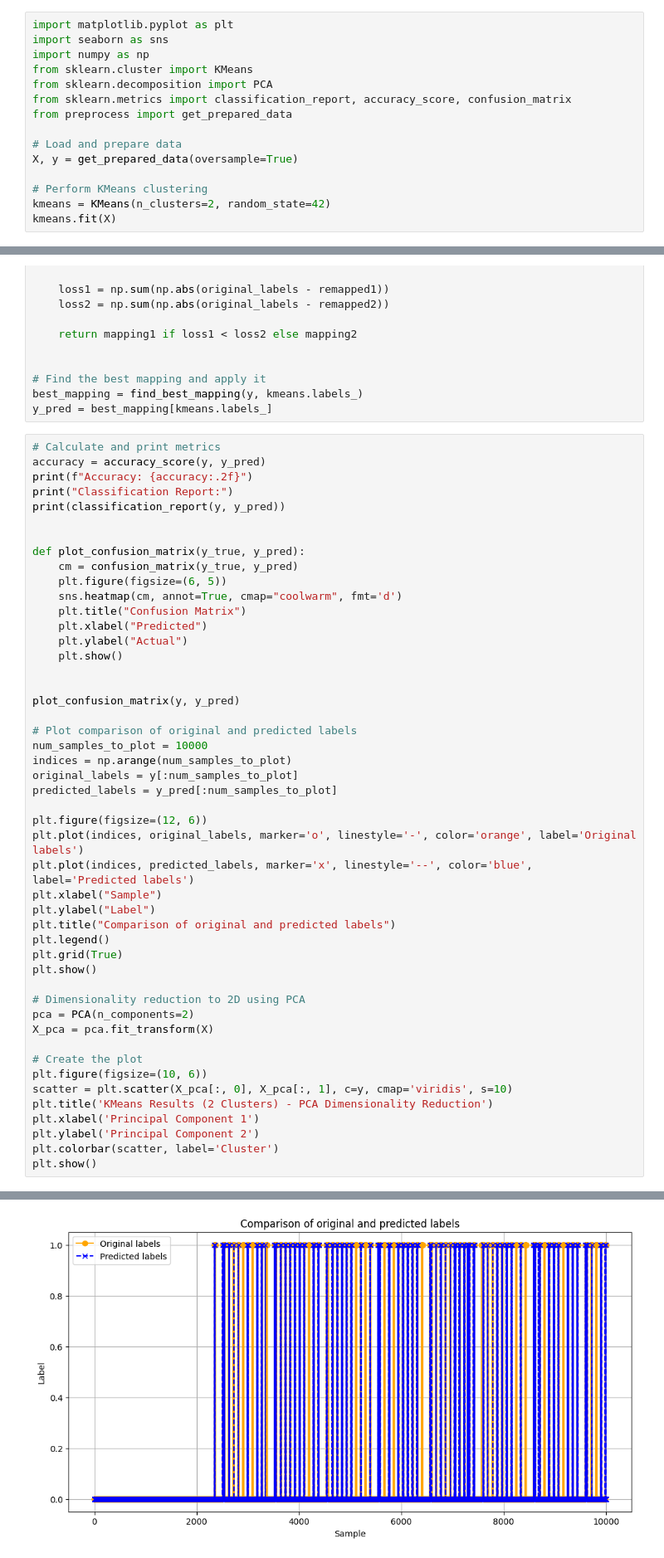
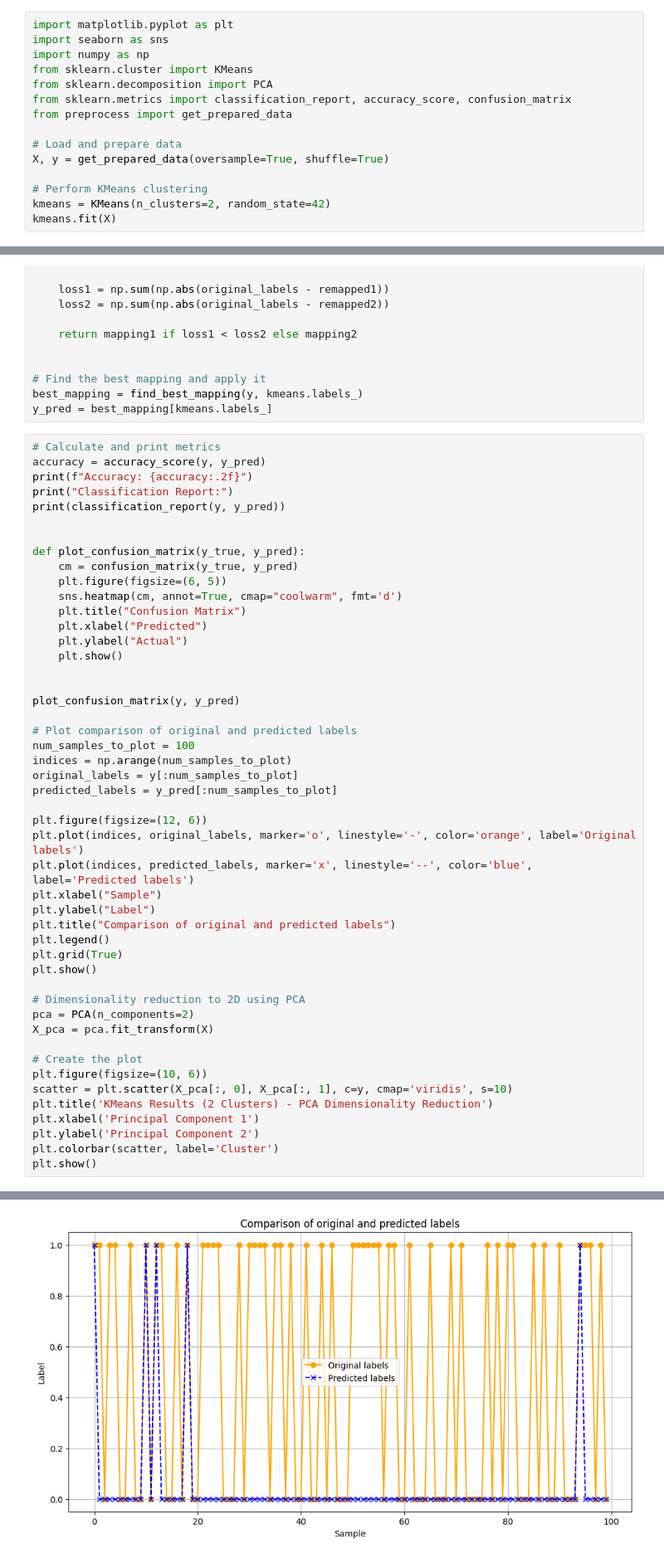
Before and after one commit to igorjakus/neurohackathon, a Jupyter notebook: src/kmeans.ipynb, the cells around one changed output, grey strips where cells are left out. Shown: that part at 83% size. Cells and saved outputs as stored; diff of their text form.

Commit message:
feat: Shuffle data in KMeans, add new options in preprocess.py

```diff
--- a/src/kmeans.ipynb
+++ b/src/kmeans.ipynb
@@ -8,7 +8,7 @@ from sklearn.metrics import classification_report, accuracy_score, confusion_mat
 from preprocess import get_prepared_data
 
 # Load and prepare data
-X, y = get_prepared_data(oversample=True)
+X, y = get_prepared_data(oversample=True, shuffle=True)
 
 # Perform KMeans clustering
 kmeans = KMeans(n_clusters=2, random_state=42)
@@ -54,7 +54,7 @@ def plot_confusion_matrix(y_true, y_pred):
 plot_confusion_matrix(y, y_pred)
 
 # Plot comparison of original and predicted labels
-num_samples_to_plot = 10000
+num_samples_to_plot = 100
 indices = np.arange(num_samples_to_plot)
 original_labels = y[:num_samples_to_plot]
 predicted_labels = y_pred[:num_samples_to_plot]
@@ -95,2 +95,2 @@ weighted avg       0.77      0.59      0.51     18216
 [figure]
-[figure, old version]
+[figure, new version]
```
Also changed, not shown: parts of 1 cell of this notebook, 1 other file.
